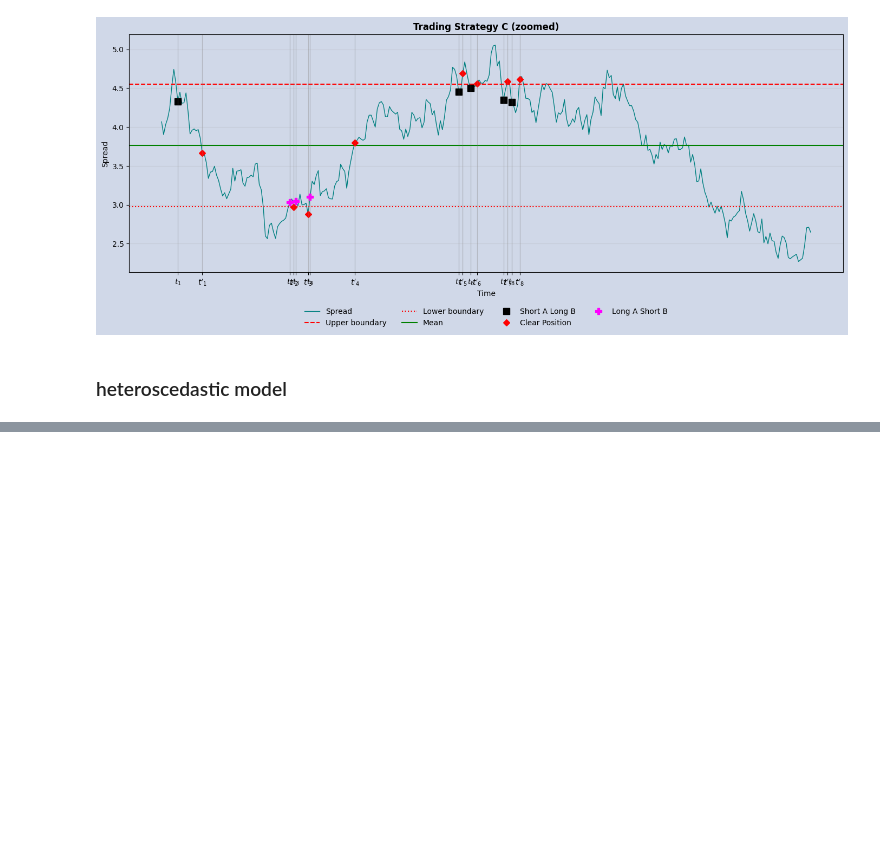
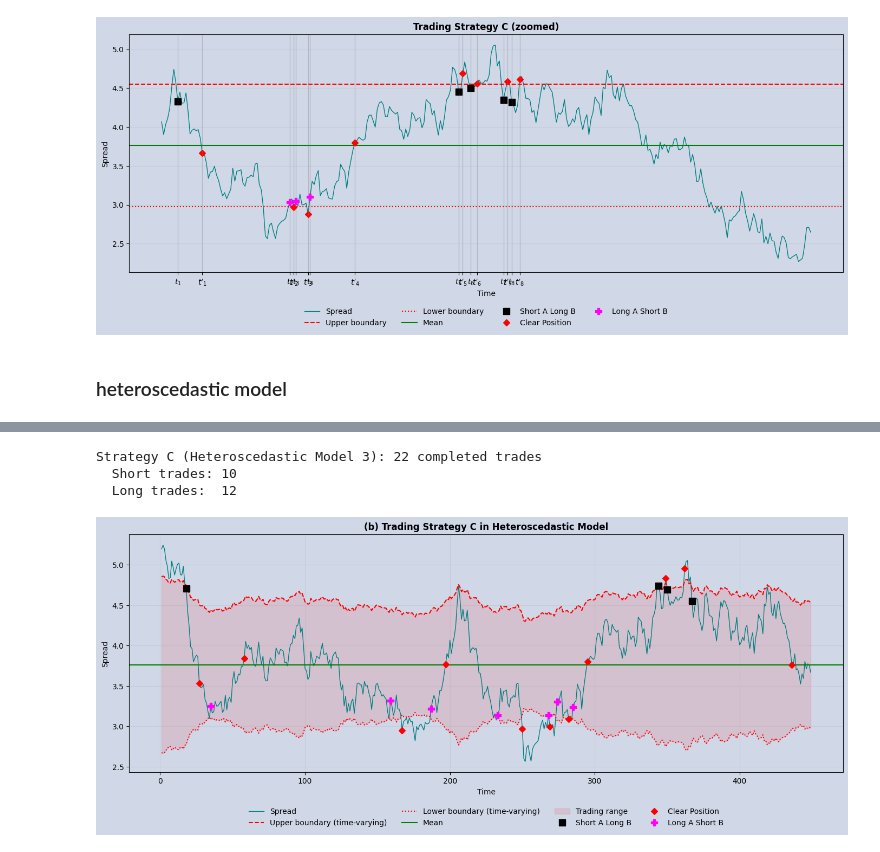
Before and after one commit to HUGO-ROCHA-MONDRAGON/PAIRS_TRADING_SSM, a Jupyter notebook: pairs-ssm/clean_stuff/01-simulation.ipynb, the cells around one changed output, grey strips where cells are left out. Drawn from its saved outputs; the diff is of its cells as text; code cells hidden in the pictures; blank space fills up the shorter version.

```diff
--- a/pairs-ssm/clean_stuff/01-simulation.ipynb
+++ b/pairs-ssm/clean_stuff/01-simulation.ipynb
@@ -366,0 +429,74 @@ J'ai eu quelques soucis alors je re - code tout
+# %%
+# Apply Strategy C with TIME-VARYING boundaries (from module)
+signals_C_het = strategy_C_signals_timevarying(S, U_t, L_t, C_het)
+trades_C_het = find_trades(signals_C_het)
+
+print(f"Strategy C (Heteroscedastic Model 3): {len(trades_C_het)} completed trades")
+print(f"  Short trades: {sum(1 for t in trades_C_het if t['type'] == 'short')}")
+print(f"  Long trades:  {sum(1 for t in trades_C_het if t['type'] == 'long')}")
+# %% [output]
+Strategy C (Heteroscedastic Model 3): 22 completed trades
+  Short trades: 10
+  Long trades:  12
+# %%
+t_start = 1
+t_end   = 450
+S_plot   = S.iloc[t_start:t_end]
+U_plot   = U_t.iloc[t_start:t_end]
+L_plot   = L_t.iloc[t_start:t_end]
+trades_plot = [
+    t for t in trades_C_het
+    if (t_start <= S.index.get_loc(t['entry']) < t_end)
+       and (t_start <= S.index.get_loc(t['exit'])  < t_end)
+]
+C_plot = C_het
+# %%
+fig, ax = plt.subplots(figsize=(14, 6), facecolor='#d0d8e8')
+ax.set_facecolor('#d0d8e8')
+
+# Spread
+ax.plot(S_plot.index, S_plot.values, 'teal', linewidth=1, label='Spread')
+
+# Time-varying boundaries
+ax.plot(U_plot.index, U_plot.values, 'r--', linewidth=1.5, label='Upper boundary (time-varying)')
+ax.plot(L_plot.index, L_plot.values, 'r:',  linewidth=1.5, label='Lower boundary (time-varying)')
+ax.axhline(y=C_plot, color='green', linestyle='-', linewidth=1.5, label='Mean')
+
+# Trading range
+ax.fill_between(U_plot.index, L_plot.values, U_plot.values,
+                alpha=0.1, color='red', label='Trading range')
+
+
+shown_short = shown_long = shown_clear = False
+
+for trade in trades_plot[:20]:
+    entry_val = S.loc[trade['entry']]
+    exit_val  = S.loc[trade['exit']]
+
+    if trade['type'] == 'short':
+        ax.plot(trade['entry'], entry_val, 's', color='black', markersize=8,
+                label='Short A Long B' if not shown_short else '')
+        shown_short = True
+    else:
+        ax.plot(trade['entry'], entry_val, 'P', color='magenta', markersize=8,
+                label='Long A Short B' if not shown_long else '')
+        shown_long = True
+
+    ax.plot(trade['exit'], exit_val, 'D', color='red', markersize=6,
+            label='Clear Position' if not shown_clear else '')
+    shown_clear = True
+
+
+ax.set_title('(b) Trading Strategy C in Heteroscedastic Model', fontsize=12, fontweight='bold')
+ax.set_xlabel('Time')
+ax.set_ylabel('Spread')
+
+handles, labels = ax.get_legend_handles_labels()
+by_label = dict(zip(labels, handles))
+ax.legend(by_label.values(), by_label.keys(), loc='upper center', bbox_to_anchor=(0.5, -0.12), ncol=4, frameon=False)
+
+ax.grid(True, alpha=0.3)
+plt.tight_layout()
+plt.show()
+# %% [output]
+[figure, added]
```
Also changed, not shown: parts of 3 cells of this notebook, 1 other file.
